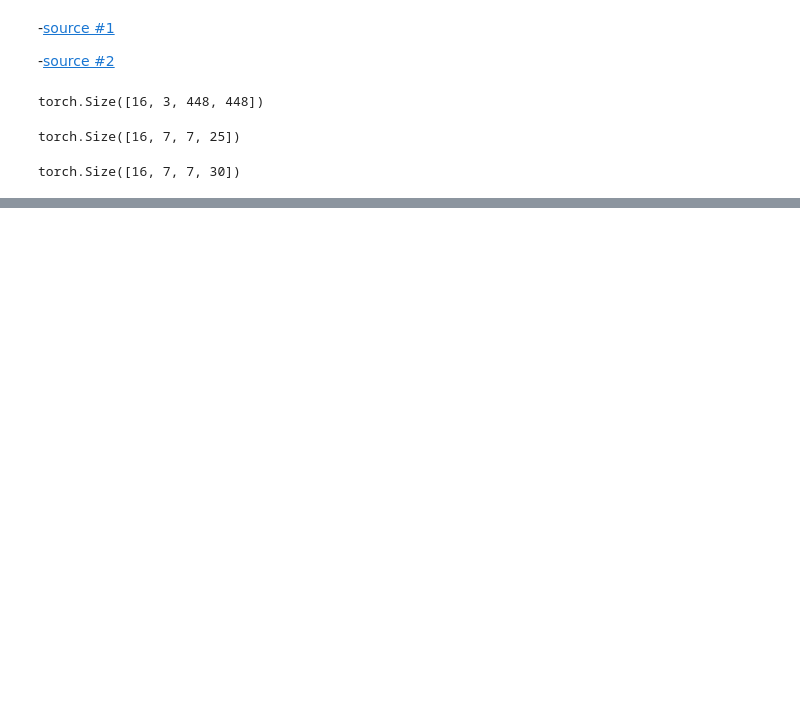
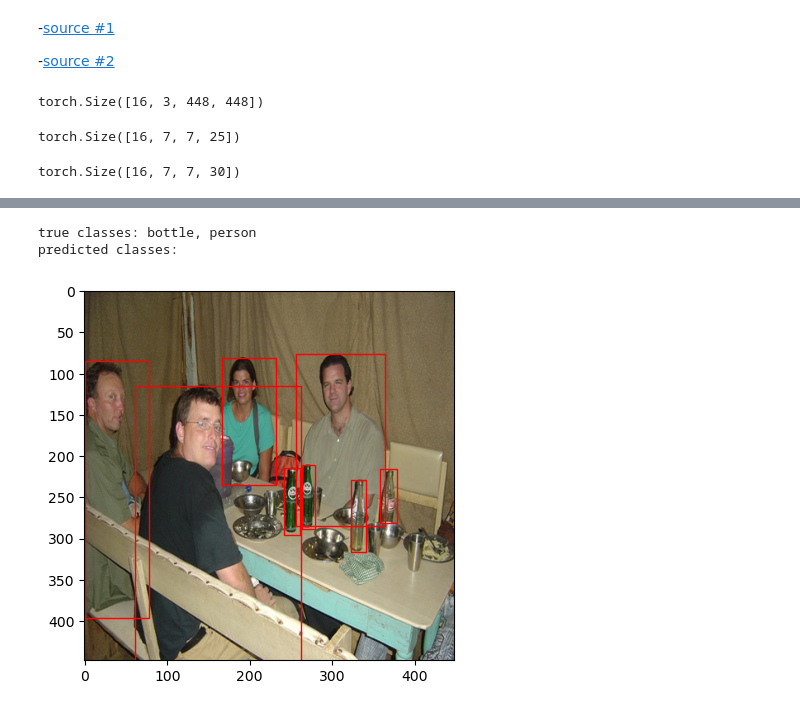
Before and after one commit to behroozeslami/deep-learning-application, a Jupyter notebook: YOLO v1.ipynb, the cells around one changed output, grey strips where cells are left out. Drawn from its saved outputs; the diff is of its cells as text; code cells hidden in the pictures; blank space fills up the shorter version.

Commit message:
nonmax suppression was added

```diff
--- a/YOLO v1.ipynb
+++ b/YOLO v1.ipynb
@@ -245,6 +280,10 @@ class VOCDataset(Dataset):
         self.data = pd.read_csv(os.path.join(path, file), header=None).values
         self.sample_path = os.path.join(os.path.join(path, 'images'))
         self.label_path = os.path.join(os.path.join(path, 'labels'))
+        labelname_file = open(os.path.join(path,'labelnames.txt'), "r")
+        names = labelname_file.readlines()
+        labelname_file.close()
+        self.labelnames = list(map(lambda x:x.split('\n')[0], names))
         self.S = S
         self.C = C
         self.imagesize = imagesize
@@ -280,3 +336,32 @@ class VOCDataset(Dataset):
+# %%
+def plot_prediction(dataset, model, idx, iou_threshold=0.5, threshold=0.5):
+
+    labelnames = np.array(dataset.labelnames)
+    C = len(labelnames)
+    x = dataset[idx][0]
+    y = dataset[idx][1]
+    x = x.unsqueeze(0)
+    y = y.unsqueeze(0)
+    y_pred = model(x)
+    image = np.transpose(x.numpy()[0,:,:,:], (1,2,0))
+    width = image.shape[0]
+    height = image.shape[1]
+    true_boxes = non_max_suppression(y, iou_threshold, threshold, C)
+    true_classes = []
+    pred_boxes = non_max_suppression(y_pred, iou_threshold, threshold, C)
+    pred_classes = []
+
+    fig, ax = plt.subplots()
+    ax.imshow(image)
+    for n in range(C):
+        if true_boxes[n]:
+            true_classes.append(n)
+            ax=plot_boxes(true_boxes[n], width, height, ax, color='r')
+        if pred_boxes[n]:
+            pred_classes.append(n)
+            ax=plot_boxes(pred_boxes[n], width, height, ax, color='g')
+    print('true classes: '+', '.join(list(labelnames[true_classes])))
+    print('predicted classes: '+', '.join(list(labelnames[pred_classes])))
 # %%
 path_data = './data/PascalVOC_YOLO/'
 
@@ -571,0 +549,8 @@ tensor(1247.9955, grad_fn=<AddBackward0>)
+# %%
+dataset = train_dataset
+idx = 12
+plot_prediction(dataset, model, idx)
+# %% [output]
+true classes: bottle, person
+predicted classes:
+[figure, added]
```
Also changed, not shown: parts of 13 cells of this notebook.
